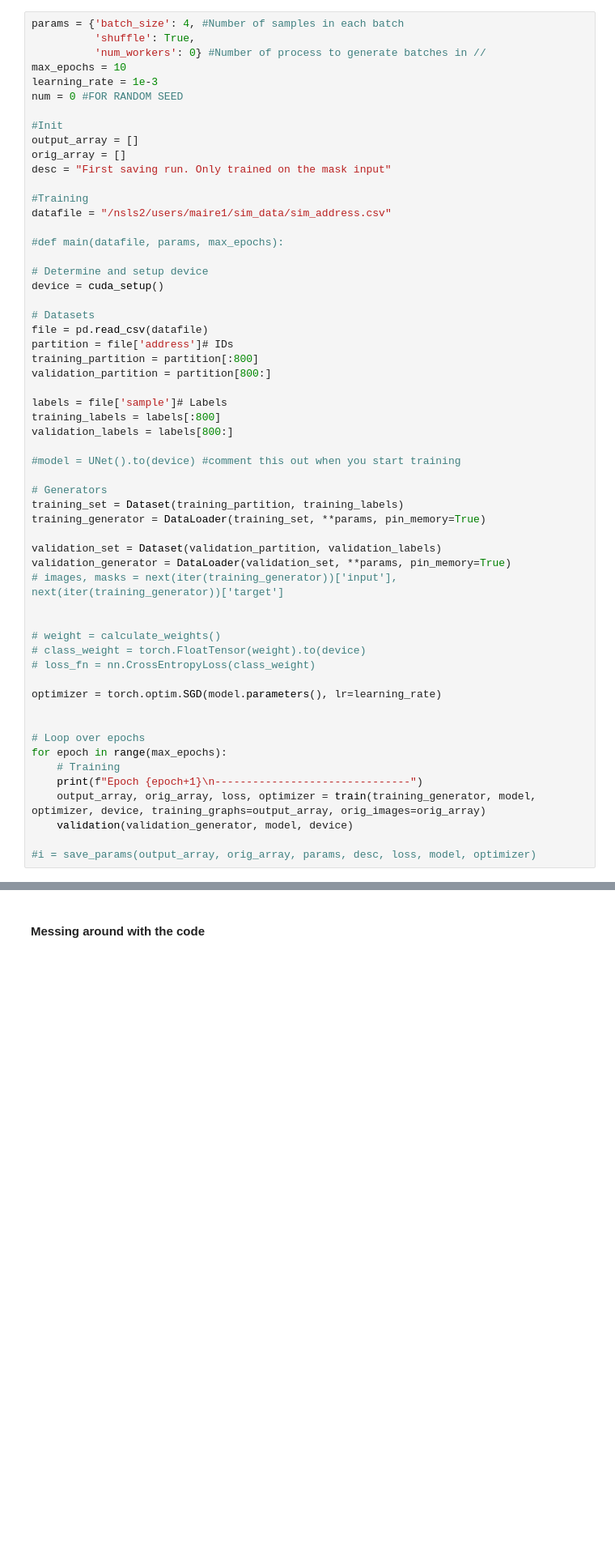
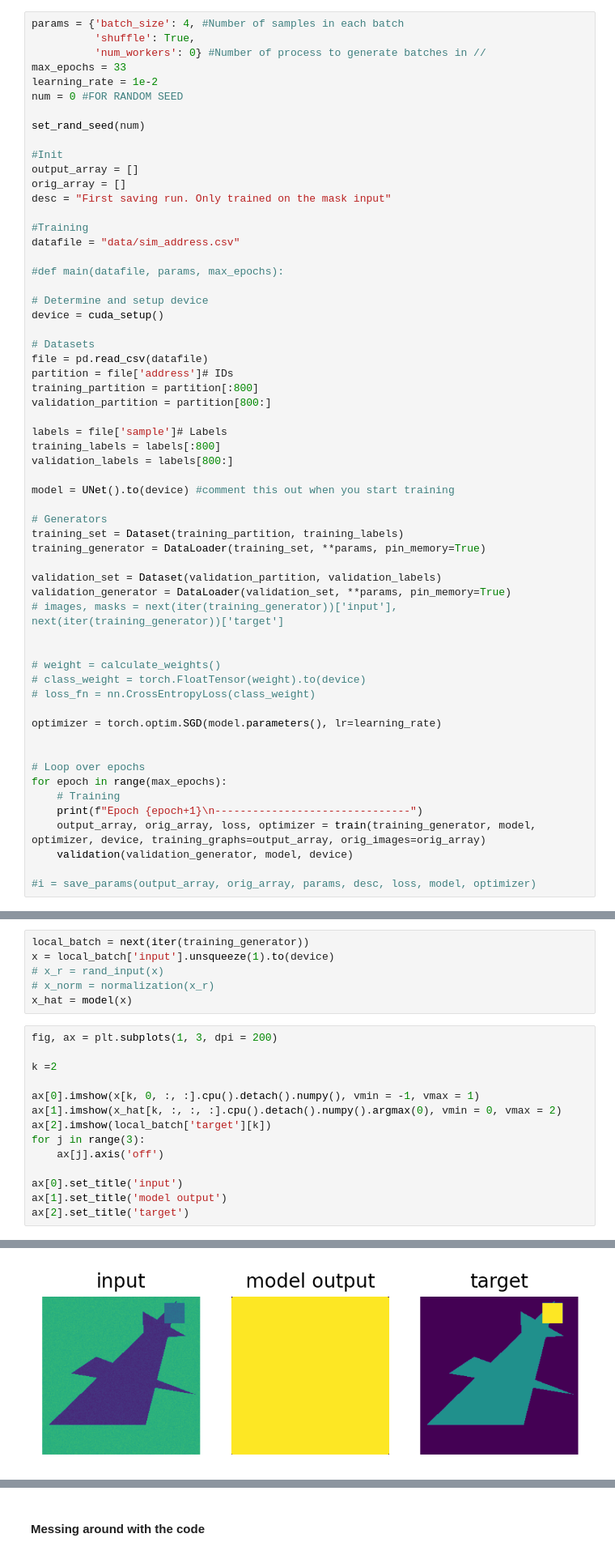
Before and after one commit to moreaire/unet, a Jupyter notebook: unet_sim_updated.ipynb, the cells around one changed output, grey strips where cells are left out. Shown: that part at 81% size. Saved outputs shown, nothing was run; the diff lists cells and outputs as text; blank space fills up the shorter version.

```diff
--- a/unet_sim_updated.ipynb
+++ b/unet_sim_updated.ipynb
@@ -317,9 +342,11 @@ def validation(dataloader, model, device):
 params = {'batch_size': 4, #Number of samples in each batch
           'shuffle': True,
           'num_workers': 0} #Number of process to generate batches in //
-max_epochs = 10
-learning_rate = 1e-3
+max_epochs = 33
+learning_rate = 1e-2
 num = 0 #FOR RANDOM SEED
+
+set_rand_seed(num)
 
 #Init
 output_array = []
@@ -327,7 +354,7 @@ orig_array = []
 desc = "First saving run. Only trained on the mask input"
 
 #Training
-datafile = "/nsls2/users/maire1/sim_data/sim_address.csv"
+datafile = "data/sim_address.csv"
 
 #def main(datafile, params, max_epochs):
 
@@ -344,7 +371,7 @@ labels = file['sample']# Labels
 training_labels = labels[:800]
 validation_labels = labels[800:]
 
-#model = UNet().to(device) #comment this out when you start training
+model = UNet().to(device) #comment this out when you start training
 
 # Generators
 training_set = Dataset(training_partition, training_labels)
@@ -372,0 +418,21 @@ for epoch in range(max_epochs):
+# %%
+local_batch = next(iter(training_generator))
+x = local_batch['input'].unsqueeze(1).to(device)
+# x_r = rand_input(x)
+# x_norm = normalization(x_r)
+x_hat = model(x)
+# %%
+fig, ax = plt.subplots(1, 3, dpi = 200)
+
+k =2
+
+ax[0].imshow(x[k, 0, :, :].cpu().detach().numpy(), vmin = -1, vmax = 1)
+ax[1].imshow(x_hat[k, :, :, :].cpu().detach().numpy().argmax(0), vmin = 0, vmax = 2)
+ax[2].imshow(local_batch['target'][k])
+for j in range(3):
+    ax[j].axis('off')
+
+ax[0].set_title('input')
+ax[1].set_title('model output')
+ax[2].set_title('target')
+# %% [output]
@@ -373,3 +440,4 @@ for epoch in range(max_epochs):
+[figure, added]
 # %%
 # RUNNING CELL
 #------------------------------------------------
```
Also changed, not shown: parts of 6 cells of this notebook.
